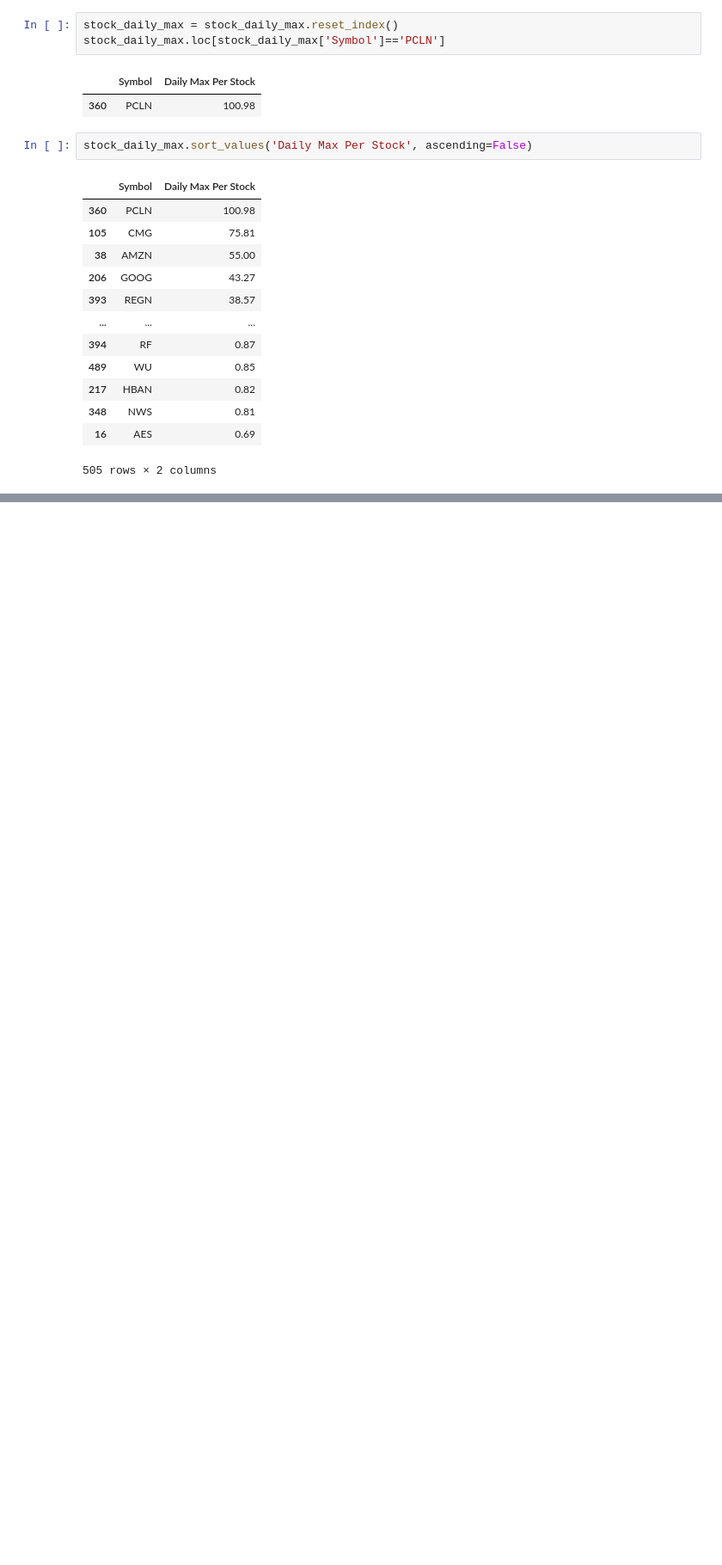
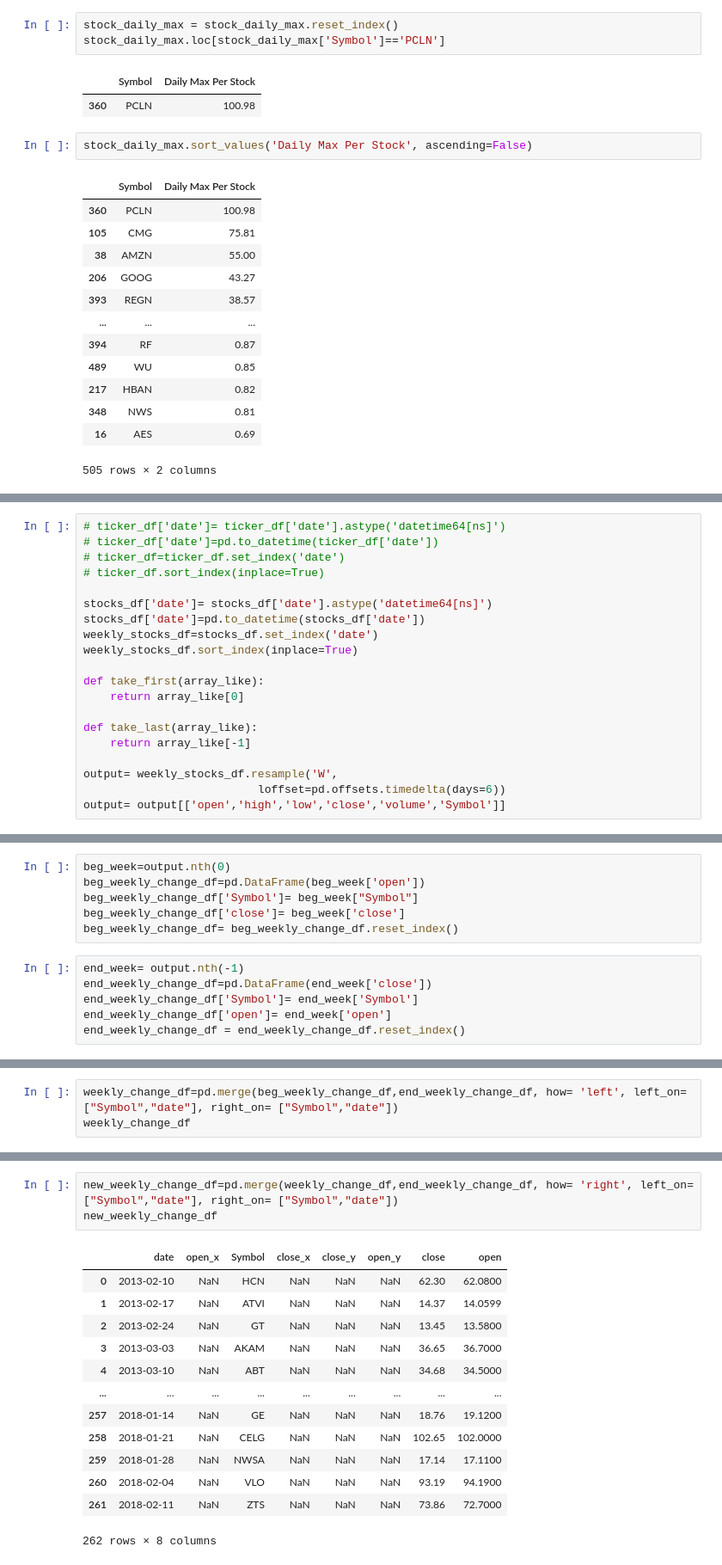
Before and after one commit to Jdshah06/S-P-500-Stock-Analysis, a Jupyter notebook: Project Test.ipynb, the cells around one changed output, grey strips where cells are left out. Shown: that part at 86% size. Drawn from its saved outputs; the diff is of its cells as text; blank space fills up the shorter version.

```diff
--- a/Project Test.ipynb
+++ b/Project Test.ipynb
@@ -85,0 +127,20 @@ max_loss_profit
+# %%
+# ticker_df['date']= ticker_df['date'].astype('datetime64[ns]')
+# ticker_df['date']=pd.to_datetime(ticker_df['date'])
+# ticker_df=ticker_df.set_index('date')
+# ticker_df.sort_index(inplace=True)
+
+stocks_df['date']= stocks_df['date'].astype('datetime64[ns]')
+stocks_df['date']=pd.to_datetime(stocks_df['date'])
+weekly_stocks_df=stocks_df.set_index('date')
+weekly_stocks_df.sort_index(inplace=True)
+
+def take_first(array_like):
+    return array_like[0]
+
+def take_last(array_like):
+    return array_like[-1]
+
+output= weekly_stocks_df.resample('W',
+                          loffset=pd.offsets.timedelta(days=6))
+output= output[['open','high','low','close','volume','Symbol']]
@@ -85,0 +164,12 @@ max_loss_profit
+# %%
+beg_week=output.nth(0)
+beg_weekly_change_df=pd.DataFrame(beg_week['open'])
+beg_weekly_change_df['Symbol']= beg_week["Symbol"]
+beg_weekly_change_df['close']= beg_week['close']
+beg_weekly_change_df= beg_weekly_change_df.reset_index()
+# %%
+end_week= output.nth(-1)
+end_weekly_change_df=pd.DataFrame(end_week['close'])
+end_weekly_change_df['Symbol']= end_week['Symbol']
+end_weekly_change_df['open']= end_week['open']
+end_weekly_change_df = end_weekly_change_df.reset_index()
@@ -85,0 +219,3 @@ max_loss_profit
+# %%
+weekly_change_df=pd.merge(beg_weekly_change_df,end_weekly_change_df, how= 'left', left_on=["Symbol","date"], right_on= ["Symbol","date"])
+weekly_change_df
@@ -86,3 +236,20 @@ max_loss_profit
+# %%
+new_weekly_change_df=pd.merge(weekly_change_df,end_weekly_change_df, how= 'right', left_on=["Symbol","date"], right_on= ["Symbol","date"])
+new_weekly_change_df
+# %% [output]
+|  | date | open_x | Symbol | close_x | close_y | open_y | close | open |
+| 0 | 2013-02-10 | NaN | HCN | NaN | NaN | NaN | 62.30 | 62.0800 |
+| 1 | 2013-02-17 | NaN | ATVI | NaN | NaN | NaN | 14.37 | 14.0599 |
+| 2 | 2013-02-24 | NaN | GT | NaN | NaN | NaN | 13.45 | 13.5800 |
+| 3 | 2013-03-03 | NaN | AKAM | NaN | NaN | NaN | 36.65 | 36.7000 |
+| 4 | 2013-03-10 | NaN | ABT | NaN | NaN | NaN | 34.68 | 34.5000 |
+| ... | ... | ... | ... | ... | ... | ... | ... | ... |
+| 257 | 2018-01-14 | NaN | GE | NaN | NaN | NaN | 18.76 | 19.1200 |
+| 258 | 2018-01-21 | NaN | CELG | NaN | NaN | NaN | 102.65 | 102.0000 |
+| 259 | 2018-01-28 | NaN | NWSA | NaN | NaN | NaN | 17.14 | 17.1100 |
+| 260 | 2018-02-04 | NaN | VLO | NaN | NaN | NaN | 93.19 | 94.1900 |
+| 261 | 2018-02-11 | NaN | ZTS | NaN | NaN | NaN | 73.86 | 72.7000 |
+262 rows × 8 columns
 # %%
 stocks_df= stocks_df.merge(stock_daily_max, on= "Symbol")
 industry_df= stocks_df.groupby("Sector")
```
Also changed, not shown: parts of 12 cells of this notebook, 3 other files.
